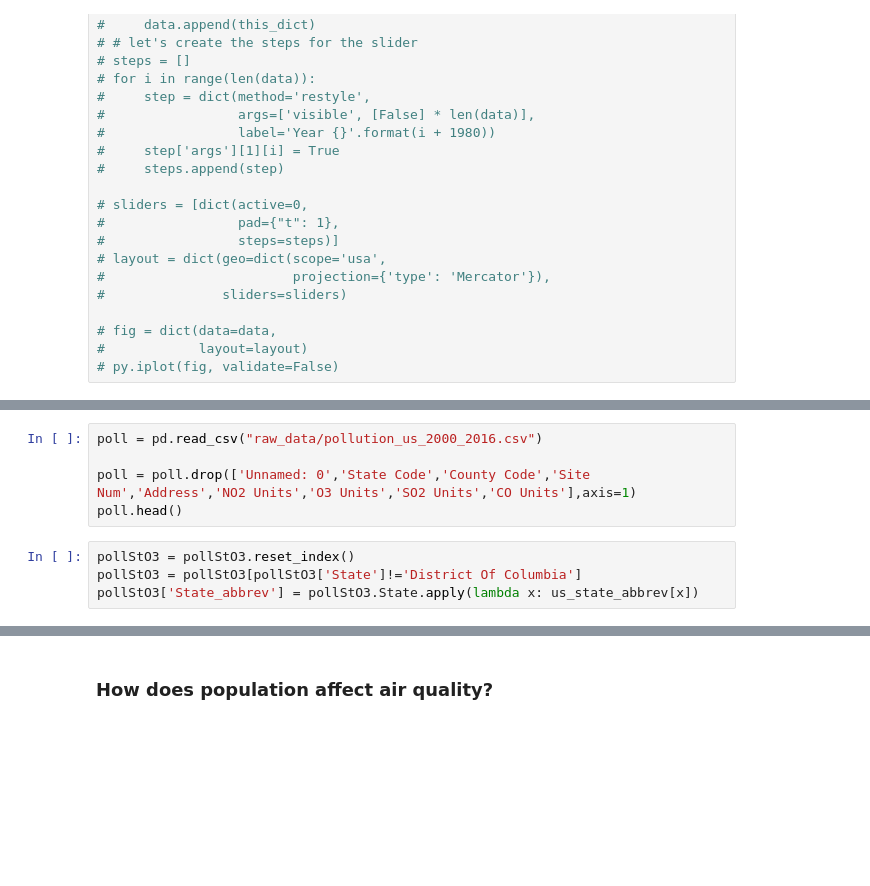
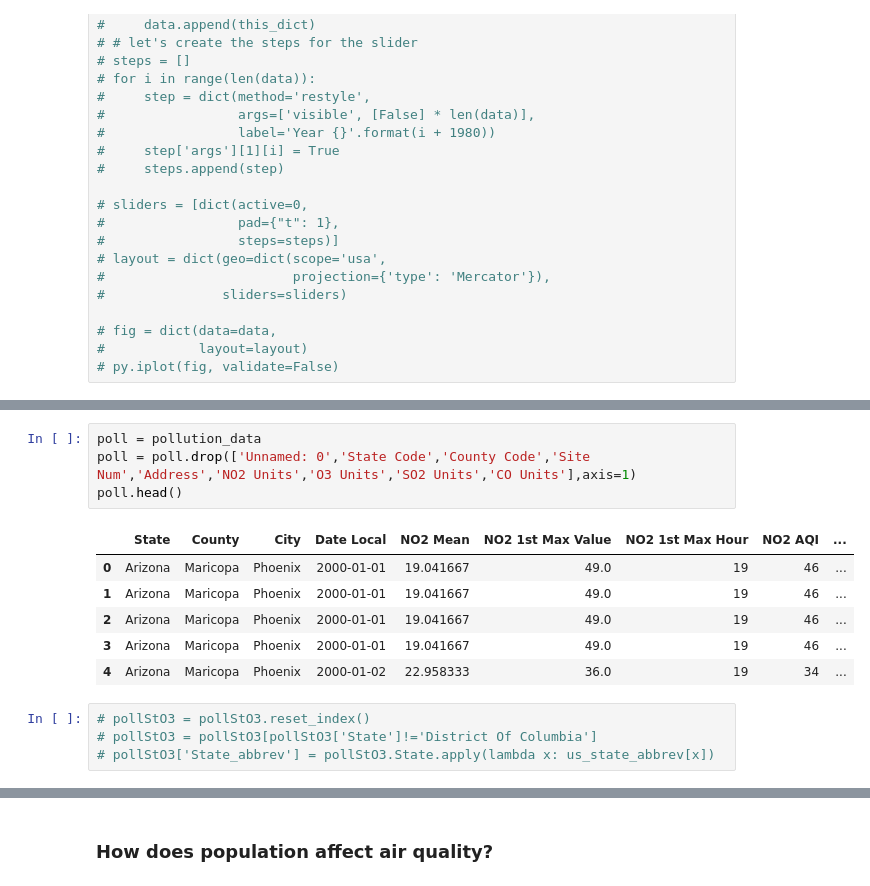
Before and after one commit to alyssflynn/project-1, a Jupyter notebook: data_analysis.ipynb, the cells around one changed output, grey strips where cells are left out. Cells and saved outputs as stored; diff of their text form; blank space fills up the shorter version.

```diff
--- a/data_analysis.ipynb
+++ b/data_analysis.ipynb
@@ -257,12 +266,18 @@ plt.show()
 # %%
-poll = pd.read_csv("raw_data/pollution_us_2000_2016.csv")
-
+poll = pollution_data
 poll = poll.drop(['Unnamed: 0','State Code','County Code','Site Num','Address','NO2 Units','O3 Units','SO2 Units','CO Units'],axis=1)
 poll.head()
+# %% [output]
+|  | State | County | City | Date Local | NO2 Mean | NO2 1st Max Value | NO2 1st Max Hour | NO2 AQI | ... |
+| 0 | Arizona | Maricopa | Phoenix | 2000-01-01 | 19.041667 | 49.0 | 19 | 46 | ... |
+| 1 | Arizona | Maricopa | Phoenix | 2000-01-01 | 19.041667 | 49.0 | 19 | 46 | ... |
+| 2 | Arizona | Maricopa | Phoenix | 2000-01-01 | 19.041667 | 49.0 | 19 | 46 | ... |
+| 3 | Arizona | Maricopa | Phoenix | 2000-01-01 | 19.041667 | 49.0 | 19 | 46 | ... |
+| 4 | Arizona | Maricopa | Phoenix | 2000-01-02 | 22.958333 | 36.0 | 19 | 34 | ... |
 # %%
-pollStO3 = pollStO3.reset_index()
-pollStO3 = pollStO3[pollStO3['State']!='District Of Columbia']
-pollStO3['State_abbrev'] = pollStO3.State.apply(lambda x: us_state_abbrev[x])
+# pollStO3 = pollStO3.reset_index()
+# pollStO3 = pollStO3[pollStO3['State']!='District Of Columbia']
+# pollStO3['State_abbrev'] = pollStO3.State.apply(lambda x: us_state_abbrev[x])
 # %%
 ## Create 'dynamic' colorscale - it seems plotly doesn't provide fixed colorscale, so we should keep the colorcode fixed with some calculation...
 def scale(aqiSeries):
```
Also changed, not shown: parts of 13 cells of this notebook.
